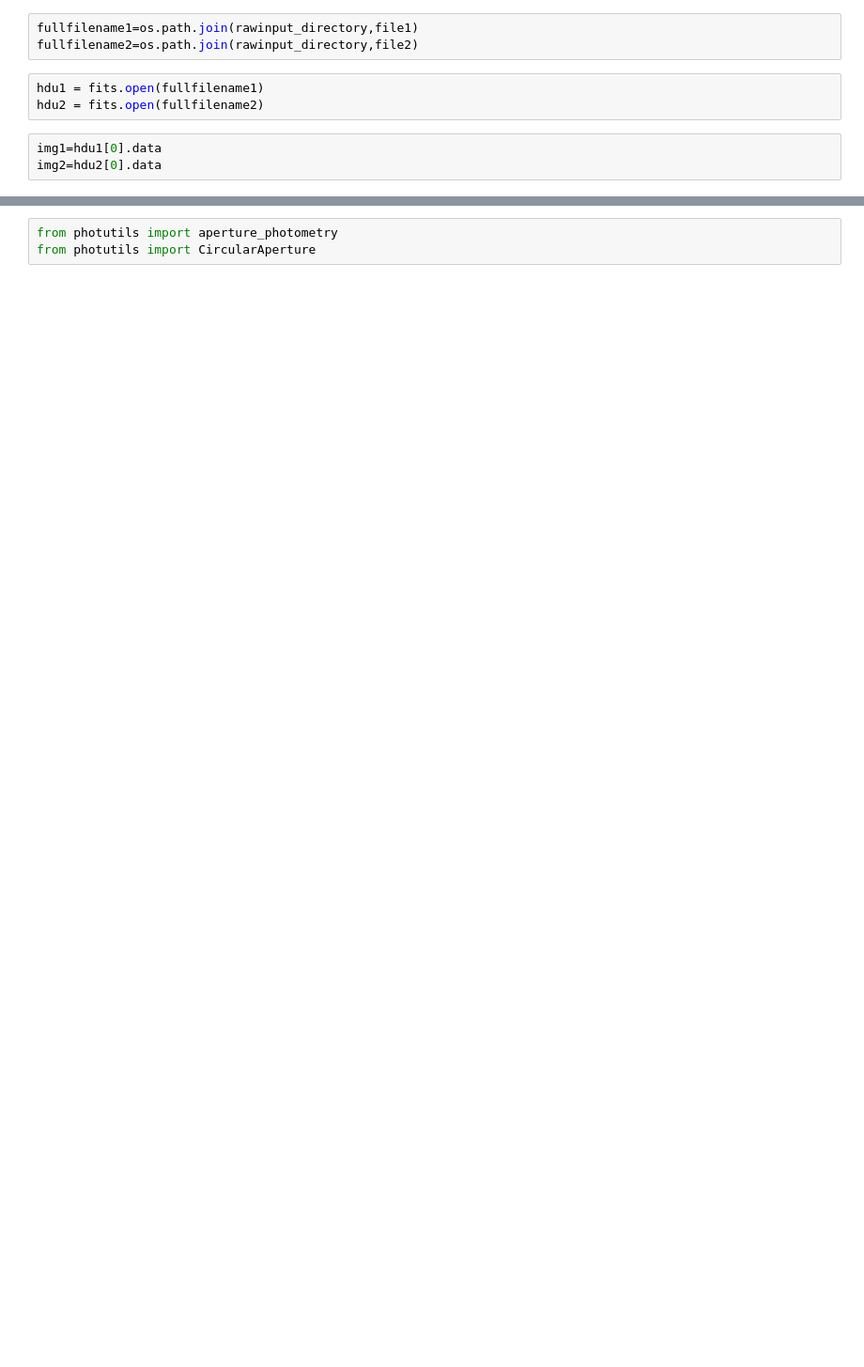
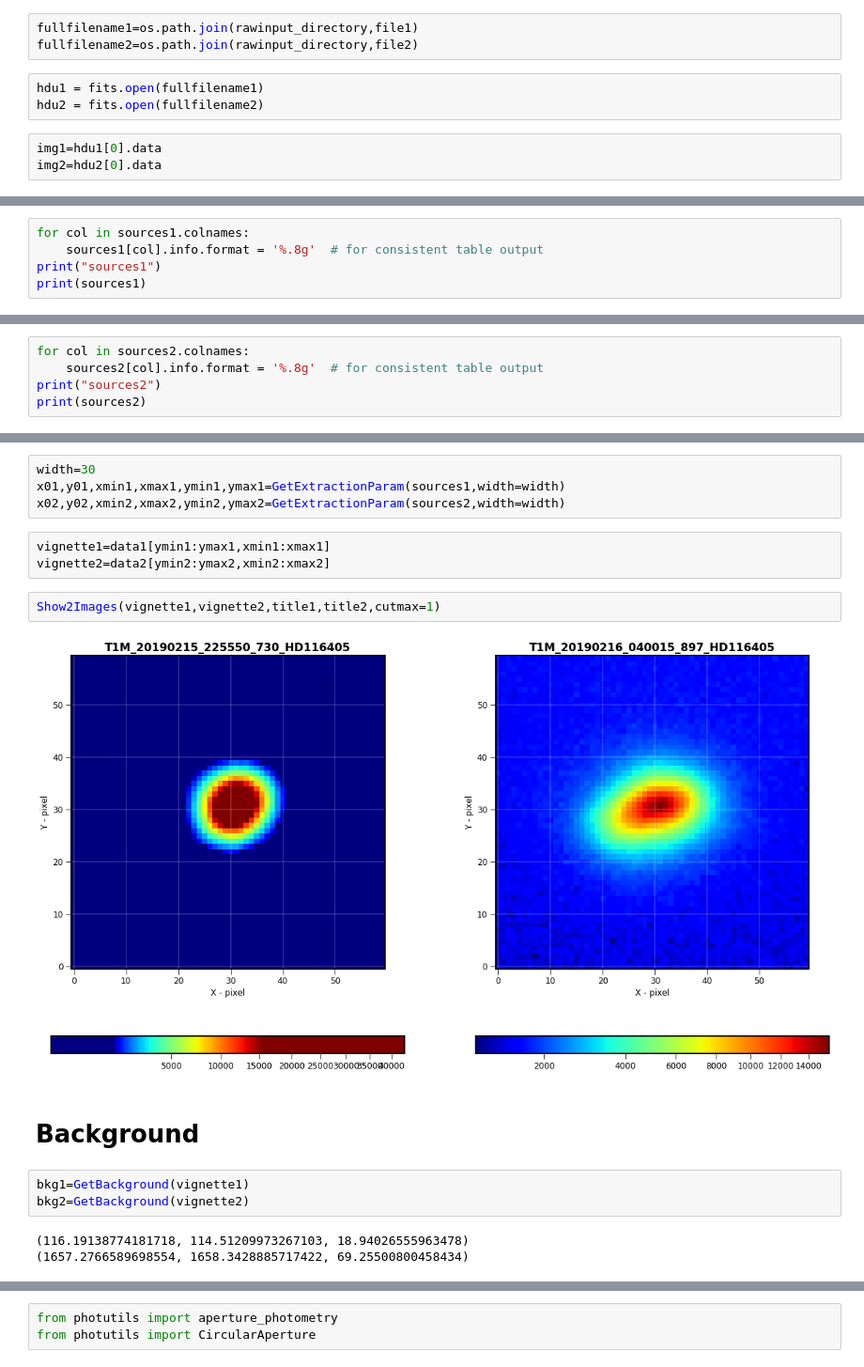
Before and after one commit to sylvielsstfr/SpectractorAnaAtm19, a Jupyter notebook: ana_20190215_HD116405_Filtre_None/ComparePhotometry.ipynb, the cells around one changed output, grey strips where cells are left out. Shown at 94% size. Drawn from its saved outputs; the diff is of its cells as text; blank space fills up the shorter version.

```diff
--- a/ana_20190215_HD116405_Filtre_None/ComparePhotometry.ipynb
+++ b/ana_20190215_HD116405_Filtre_None/ComparePhotometry.ipynb
@@ -315,0 +210,5 @@ plt.imshow(vignette,origin='lower',cmap="jet")
+# %%
+for col in sources1.colnames:
+    sources1[col].info.format = '%.8g'  # for consistent table output
+print("sources1")
+print(sources1)
@@ -315,0 +223,5 @@ plt.imshow(vignette,origin='lower',cmap="jet")
+# %%
+for col in sources2.colnames:
+    sources2[col].info.format = '%.8g'  # for consistent table output
+print("sources2")
+print(sources2)
@@ -315,0 +254,19 @@ plt.imshow(vignette,origin='lower',cmap="jet")
+# %%
+width=30
+x01,y01,xmin1,xmax1,ymin1,ymax1=GetExtractionParam(sources1,width=width)
+x02,y02,xmin2,xmax2,ymin2,ymax2=GetExtractionParam(sources2,width=width)
+# %%
+vignette1=data1[ymin1:ymax1,xmin1:xmax1]
+vignette2=data2[ymin2:ymax2,xmin2:xmax2]
+# %%
+Show2Images(vignette1,vignette2,title1,title2,cutmax=1)
+# %% [output]
+[figure, added]
+# %% [markdown]
+# Background
+# %%
+bkg1=GetBackground(vignette1)
+bkg2=GetBackground(vignette2)
+# %% [output]
+(116.19138774181718, 114.51209973267103, 18.94026555963478)
+(1657.2766589698554, 1658.3428885717422, 69.25500800458434)
```
Also changed, not shown: parts of 78 cells of this notebook.
